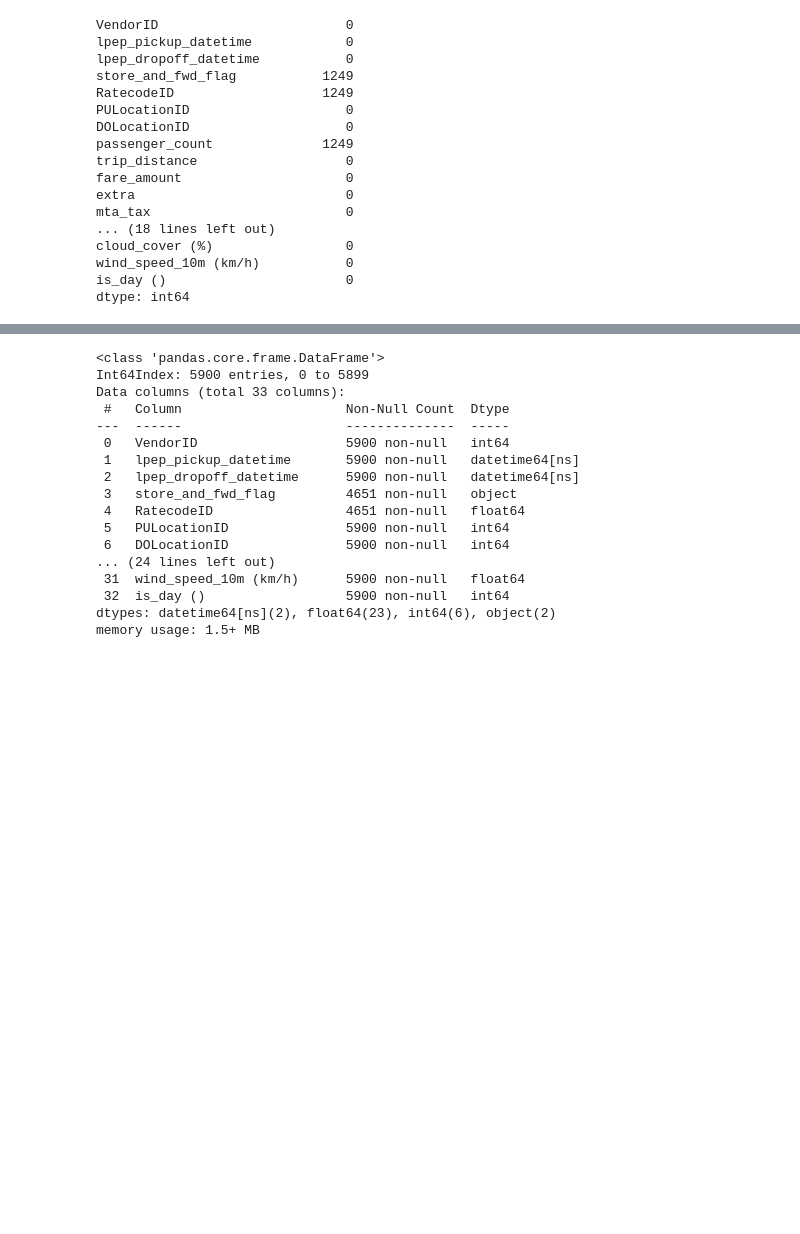
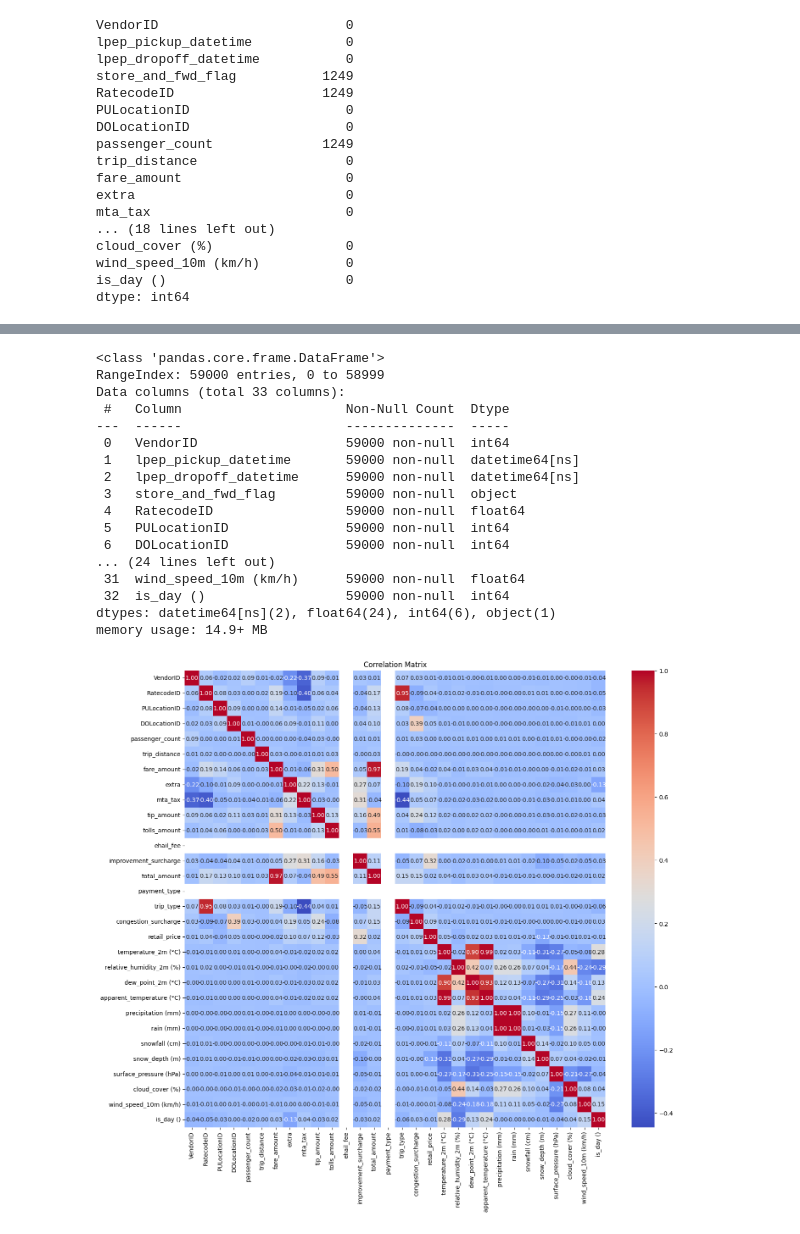
Before and after one commit to mklimek001/data-exploration, a Jupyter notebook: merge_nyc_with_weather_and_oil_prices.ipynb, the cells around one changed output, grey strips where cells are left out. Saved outputs shown, nothing was run; the diff lists cells and outputs as text; code cells hidden in the pictures; blank space fills up the shorter version.

Commit message:
Corr matrices on yellow and green

```diff
--- a/merge_nyc_with_weather_and_oil_prices.ipynb
+++ b/merge_nyc_with_weather_and_oil_prices.ipynb
@@ -167,15 +202,26 @@ pd.read_csv('dataset_nyc_taxi/samples_num_monthly.csv')
 # %%
-N = 100
+N = 1000
 rs = 42
 
-def get_samples_month_by_month(vechicle_type):
-    samples_df = pd.DataFrame()
+def get_samples_month_by_month(vechicle_type, oil_df, weather_df):
+    dfs_to_concat = []
     for year in months_in_years.keys():
         filepaths = prepare_file_paths(year, vechicle_type)
         months = months_in_years[year]
         for i in range(len(filepaths)):
             month_df = pd.read_parquet(filepaths[i])
-            month_samples_df = month_df.sample(N, random_state=rs).copy()
-            samples_df = pd.concat([samples_df, month_samples_df], ignore_index=True)
+            choosen_df = month_df[month_df['payment_type'] == 1].sample(N, random_state=rs).copy()
+
+            choosen_df['nearest_date'] = choosen_df['lpep_pickup_datetime'].parallel_apply(lambda x: oil_df.iloc[(oil_df['date']-x).abs().argsort()[:1]]['date'].values[0])
+            merged_oil_df = pd.merge(choosen_df, oil_df, how='left', left_on='nearest_date', right_on='date')
+            merged_oil_df = merged_oil_df.drop(columns = ['nearest_date', 'date'])
+
+            merged_oil_df['nearest_date'] = merged_oil_df['lpep_pickup_datetime'].parallel_apply(lambda x: weather_df.iloc[(weather_df['time']-x).abs().argsort()[:1]]['time'].values[0])
+            merged_oil_weather_df = pd.merge(merged_oil_df, weather_df, how='left', left_on='nearest_date', right_on='time')
+            merged_oil_weather_df = merged_oil_weather_df.drop(columns = ['nearest_date', 'time'])
+
+            dfs_to_concat.append(merged_oil_weather_df)
+
+    samples_df = pd.concat(dfs_to_concat, ignore_index=True)
 
     return samples_df
@@ -199,0 +228,3 @@ choosen_df
+# %%
+choosen_df = get_samples_month_by_month('green', oil_df, weather_df)
+choosen_df
@@ -258,20 +322,29 @@ dtype: int64
 # %%
-merged_oil_weather_df.info()
+choosen_df.info()
 # %% [output]
 <class 'pandas.core.frame.DataFrame'>
-Int64Index: 5900 entries, 0 to 5899
+RangeIndex: 59000 entries, 0 to 58999
 Data columns (total 33 columns):
  #   Column                     Non-Null Count  Dtype
 ---  ------                     --------------  -----
- 0   VendorID                   5900 non-null   int64
- 1   lpep_pickup_datetime       5900 non-null   datetime64[ns]
- 2   lpep_dropoff_datetime      5900 non-null   datetime64[ns]
- 3   store_and_fwd_flag         4651 non-null   object
- 4   RatecodeID                 4651 non-null   float64
- 5   PULocationID               5900 non-null   int64
- 6   DOLocationID               5900 non-null   int64
+ 0   VendorID                   59000 non-null  int64
+ 1   lpep_pickup_datetime       59000 non-null  datetime64[ns]
+ 2   lpep_dropoff_datetime      59000 non-null  datetime64[ns]
+ 3   store_and_fwd_flag         59000 non-null  object
+ 4   RatecodeID                 59000 non-null  float64
+ 5   PULocationID               59000 non-null  int64
+ 6   DOLocationID               59000 non-null  int64
 ... (24 lines left out)
- 31  wind_speed_10m (km/h)      5900 non-null   float64
- 32  is_day ()                  5900 non-null   int64
-dtypes: datetime64[ns](2), float64(23), int64(6), object(2)
-memory usage: 1.5+ MB
+ 31  wind_speed_10m (km/h)      59000 non-null  float64
+ 32  is_day ()                  59000 non-null  int64
+dtypes: datetime64[ns](2), float64(24), int64(6), object(1)
+memory usage: 14.9+ MB
+# %%
+correlation_matrix = choosen_df.corr()
+
+plt.figure(figsize=(16, 14))
+sns.heatmap(correlation_matrix, annot=True, cmap='coolwarm', fmt=".2f", annot_kws={"size": 10})
+plt.title('Correlation Matrix')
+plt.show()
+# %% [output]
+[figure, added]
```
Also changed, not shown: parts of 29 cells of this notebook.
